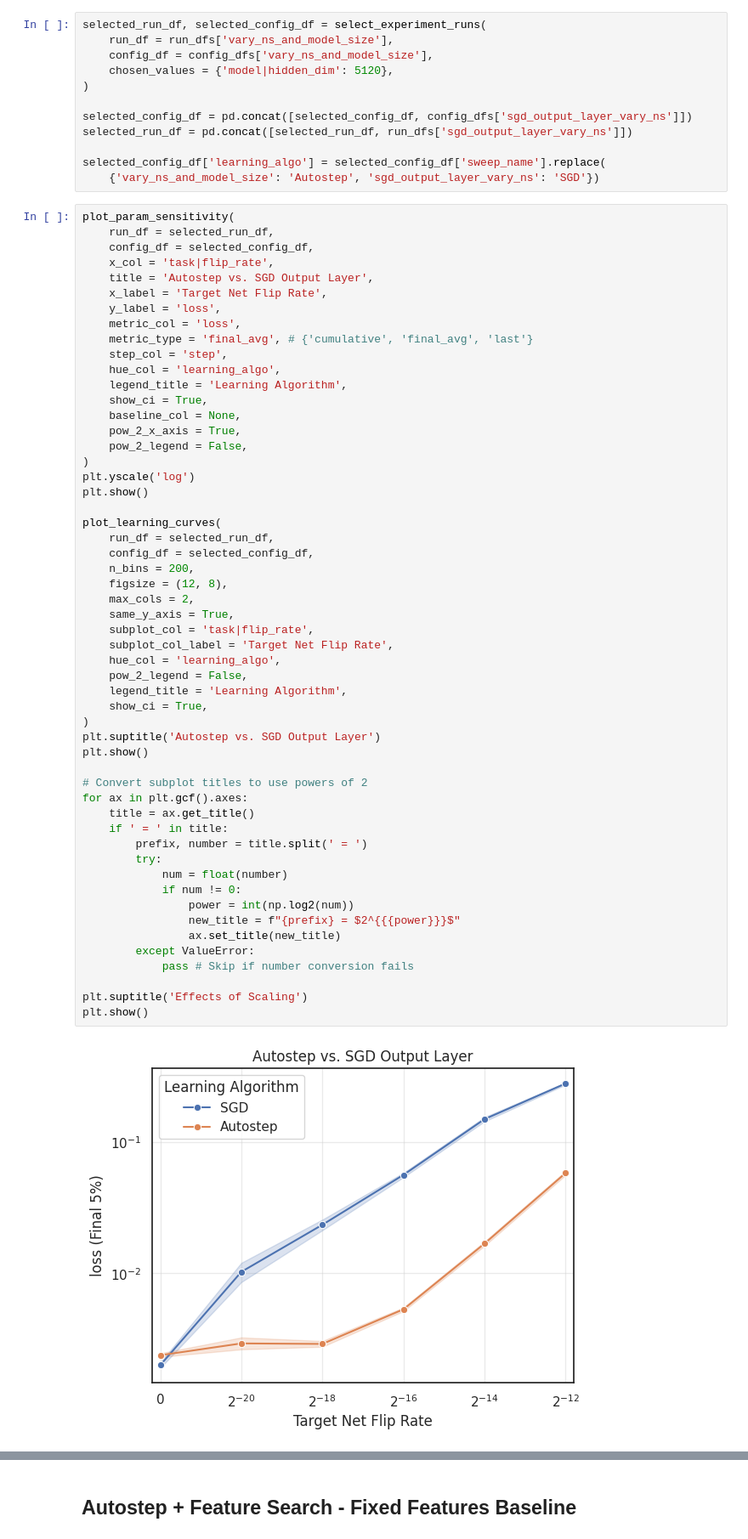
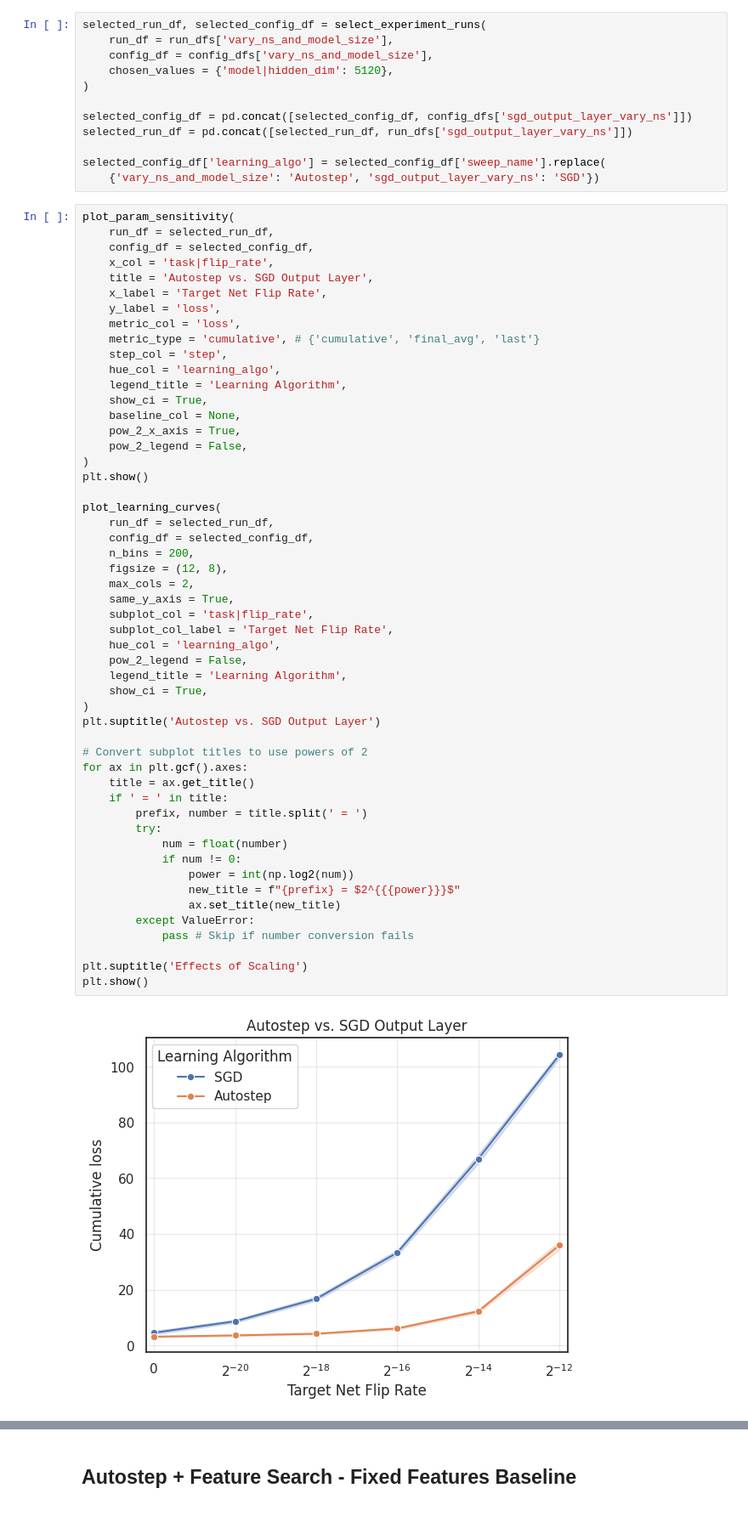
Before and after one commit to ejmejm/phd_research, a Jupyter notebook: phd/feature_search/analysis/paper_part_1_v1/part_1_results.ipynb, the cells around one changed output, grey strips where cells are left out. Shown at 85% size. Drawn from its saved outputs; the diff is of its cells as text.

Commit message:
Fixed plotting error for SGD vs. Autostep plot

```diff
--- a/phd/feature_search/analysis/paper_part_1_v1/part_1_results.ipynb
+++ b/phd/feature_search/analysis/paper_part_1_v1/part_1_results.ipynb
@@ -120,7 +120,7 @@ plot_param_sensitivity(
     x_label = 'Target Net Flip Rate',
     y_label = 'loss',
     metric_col = 'loss',
-    metric_type = 'final_avg', # {'cumulative', 'final_avg', 'last'}
+    metric_type = 'cumulative', # {'cumulative', 'final_avg', 'last'}
     step_col = 'step',
     hue_col = 'learning_algo',
     legend_title = 'Learning Algorithm',
@@ -129,7 +129,6 @@ plot_param_sensitivity(
     pow_2_x_axis = True,
     pow_2_legend = False,
 )
-plt.yscale('log')
 plt.show()
 
 plot_learning_curves(
@@ -138,32 +137,31 @@ plot_learning_curves(
     n_bins = 200,
     figsize = (12, 8),
     max_cols = 2,
     same_y_axis = True,
     subplot_col = 'task|flip_rate',
     subplot_col_label = 'Target Net Flip Rate',
     hue_col = 'learning_algo',
     pow_2_legend = False,
     legend_title = 'Learning Algorithm',
     show_ci = True,
 )
 plt.suptitle('Autostep vs. SGD Output Layer')
-plt.show()
 
 # Convert subplot titles to use powers of 2
 for ax in plt.gcf().axes:
     title = ax.get_title()
     if ' = ' in title:
         prefix, number = title.split(' = ')
         try:
             num = float(number)
             if num != 0:
                 power = int(np.log2(num))
                 new_title = f"{prefix} = $2^{{{power}}}$"
                 ax.set_title(new_title)
         except ValueError:
             pass # Skip if number conversion fails
 
 plt.suptitle('Effects of Scaling')
 plt.show()
 # %% [output]
-[figure, old version]
+[figure, new version]
```
Also changed, not shown: parts of 1 cell of this notebook, 1 other file.
